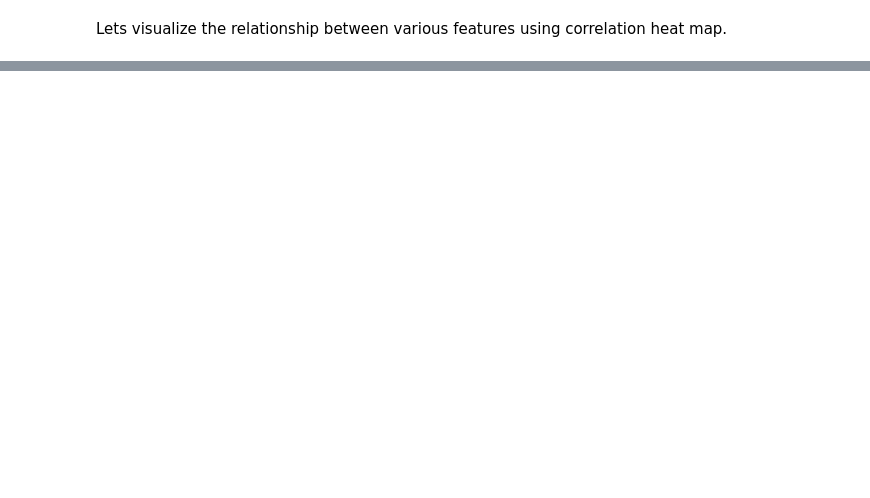
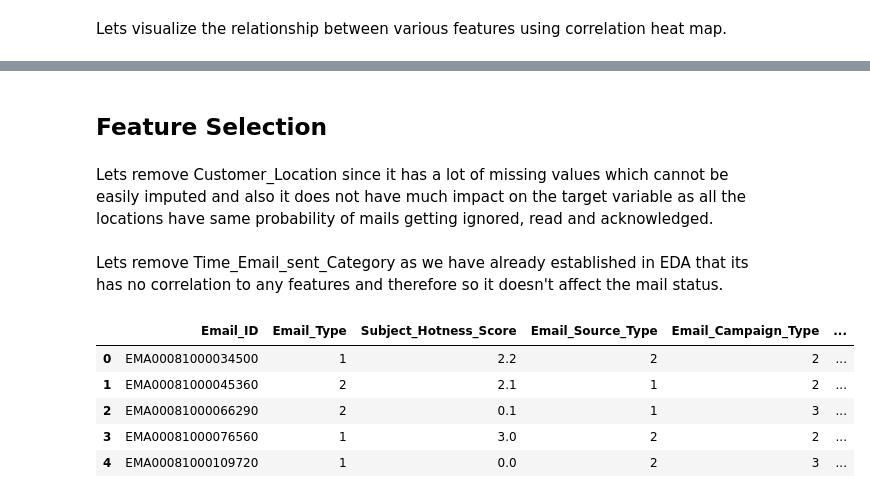
Before and after one commit to connect-midhunr/email-campaign-effectiveness-prediction, a Jupyter notebook: Email_Campaign_Effectiveness_Prediction_Capstone_Project.ipynb, the cells around one changed output, grey strips where cells are left out. Cells and saved outputs as stored; diff of their text form; code cells hidden in the pictures; blank space fills up the shorter version.

Commit message:
Feature Selection, Multicollinearity Handling

```diff
--- a/Email_Campaign_Effectiveness_Prediction_Capstone_Project.ipynb
+++ b/Email_Campaign_Effectiveness_Prediction_Capstone_Project.ipynb
@@ -527,0 +580,22 @@ sns.heatmap(corr_mat, annot = True, fmt='.2f', annot_kws={'size': 10},  vmax=.8,
+# %% [markdown]
+## Feature Selection
+# %% [markdown]
+Lets remove Customer_Location since it has a lot of missing values which cannot be easily imputed and also it does not have much impact on the target variable as all the locations have same probability of  mails getting ignored, read and acknowledged.
+# %%
+# drop Customer_Location
+campaign_df.drop('Customer_Location', axis=1, inplace=True)
+# %% [markdown]
+Lets remove Time_Email_sent_Category as we have already established in EDA that its has no correlation to any features and therefore so it doesn't affect the mail status.
+# %%
+# drop Time_Email_sent_Category
+campaign_df.drop('Time_Email_sent_Category', axis=1, inplace=True)
+# %%
+# exploring the head of the dataframe
+campaign_df.head()
+# %% [output]
+|  | Email_ID | Email_Type | Subject_Hotness_Score | Email_Source_Type | Email_Campaign_Type | ... |
+| 0 | EMA00081000034500 | 1 | 2.2 | 2 | 2 | ... |
+| 1 | EMA00081000045360 | 2 | 2.1 | 1 | 2 | ... |
+| 2 | EMA00081000066290 | 2 | 0.1 | 1 | 3 | ... |
+| 3 | EMA00081000076560 | 1 | 3.0 | 2 | 2 | ... |
+| 4 | EMA00081000109720 | 1 | 0.0 | 2 | 3 | ... |
```
Also changed, not shown: parts of 34 cells of this notebook.
